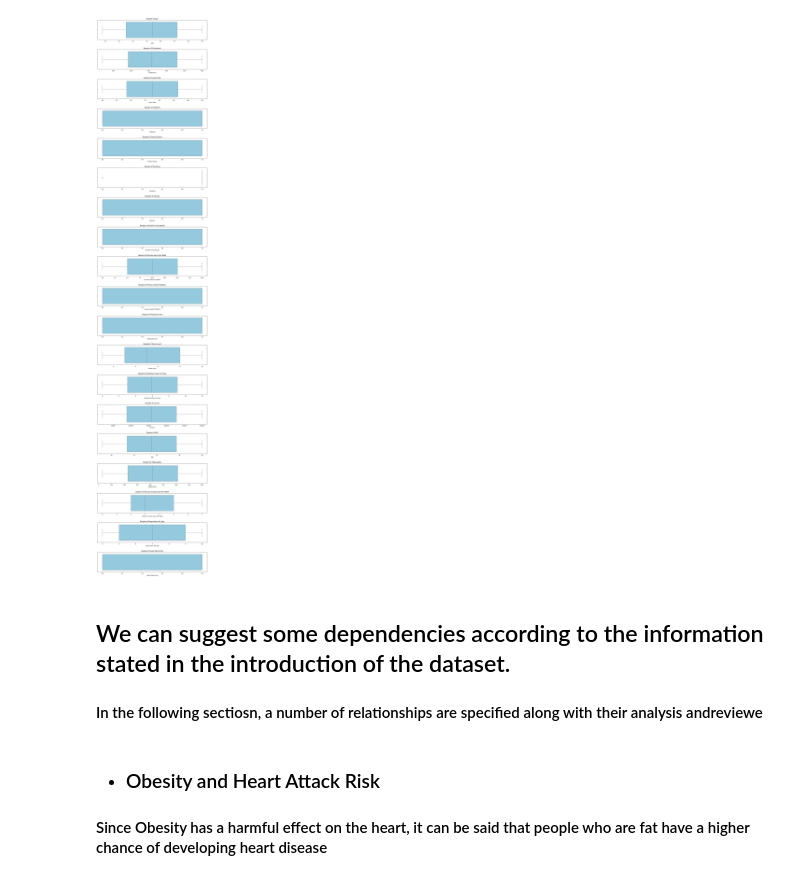
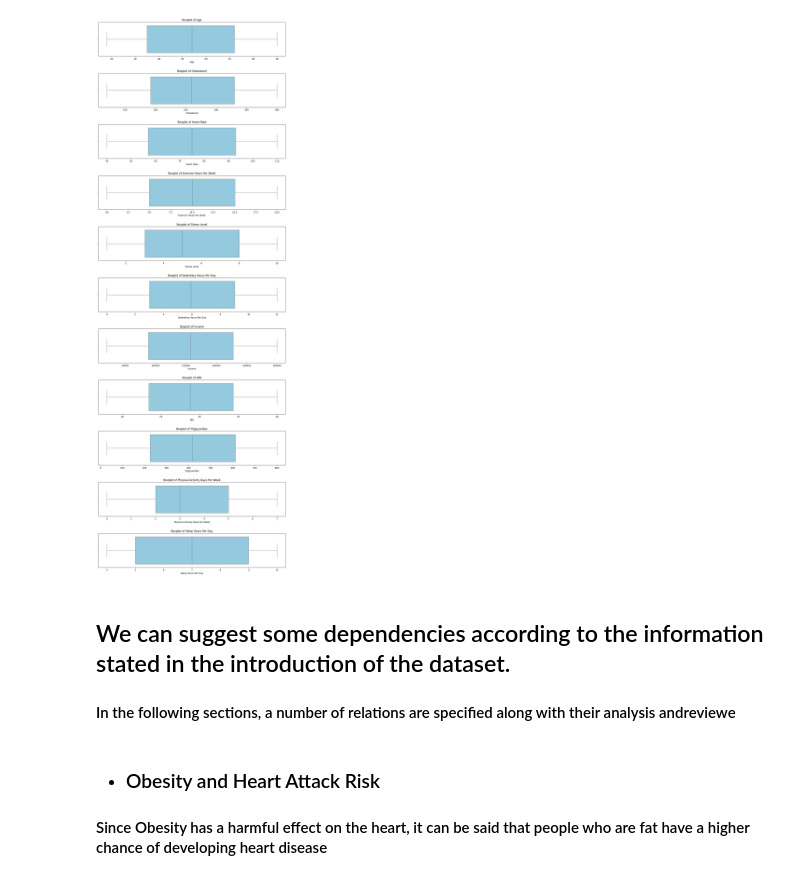
Before and after one commit to Pouria-Nazemi/DataMining, a Jupyter notebook: phase1.ipynb, the cells around one changed output. Drawn from its saved outputs; the diff is of its cells as text; code cells hidden in the pictures.

Commit message:
Finding new relations

```diff
--- a/phase1.ipynb
+++ b/phase1.ipynb
@@ -19,7 +21,7 @@ def calculate_statistics(feature):
     outliers = feature[(feature < lower_bound) | (feature > upper_bound)]
 
     return {
-        'Type': str(feature.dtype),
+        'Type': 'binary' if np.isin(feature.dropna().unique(), [0, 1]).all() else str(feature.dtype),
         'Range of Values': feature.max() - feature.min(),
         'Min': feature.min(),
         'Max': feature.max(),
@@ -65,21 +67,25 @@ statistics_df
 | 25 | Hemisphere | object | NaN | NaN | NaN | NaN | Northern Hemisphere | NaN | None |
 # %%
 # we will show boxplot for each numeric feature
-numeric_columns = df.select_dtypes(include='number').columns
+pre_numeric_columns = copy.deepcopy(df.select_dtypes(include='number').columns)
+numeric_columns = []
+for col in pre_numeric_columns:
+    if not np.isin(df[col].dropna().unique(), [0, 1]).all():
+        numeric_columns.append(col)
 
 fig, axes = plt.subplots(nrows=len(numeric_columns), ncols=1, figsize=(15, 4 * len(numeric_columns)))
 fig.subplots_adjust(hspace=0.5)
 
 for i, column in enumerate(numeric_columns):
     sns.boxplot(ax=axes[i], x=df[column], color='skyblue')
     axes[i].set_title(f'Boxplot of {column}')
 
 plt.show()
 # %% [output]
-[figure, old version]
+[figure, new version]
 # %% [markdown]
 ## We can suggest some dependencies according to the information stated in the introduction of the dataset.
-####  In the following sectiosn, a number of relationships are specified along with their analysis andreviewe
+####  In the following sections, a number of relations are specified along with their analysis andreviewe
 # %% [markdown]
 * ### Obesity and Heart Attack Risk
 
```
Also changed, not shown: parts of 16 cells of this notebook.
